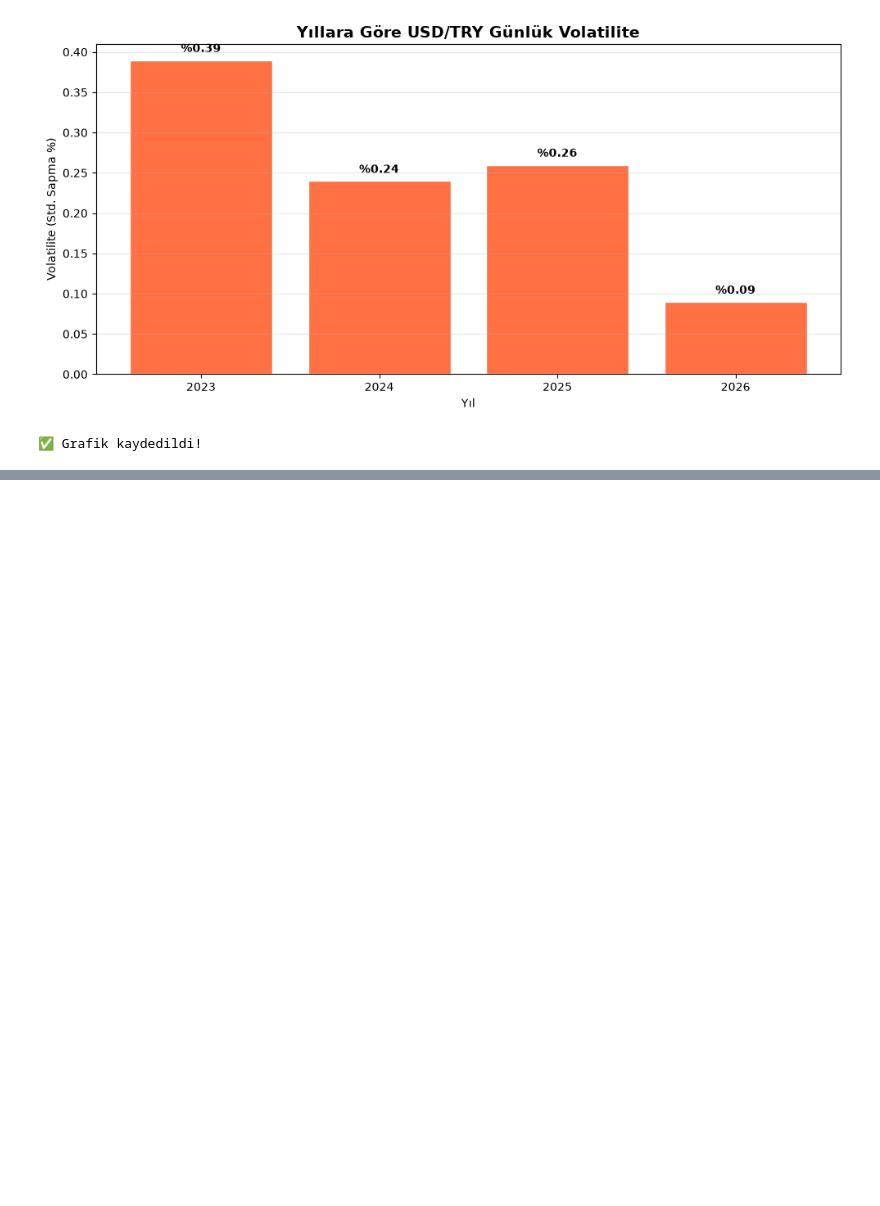
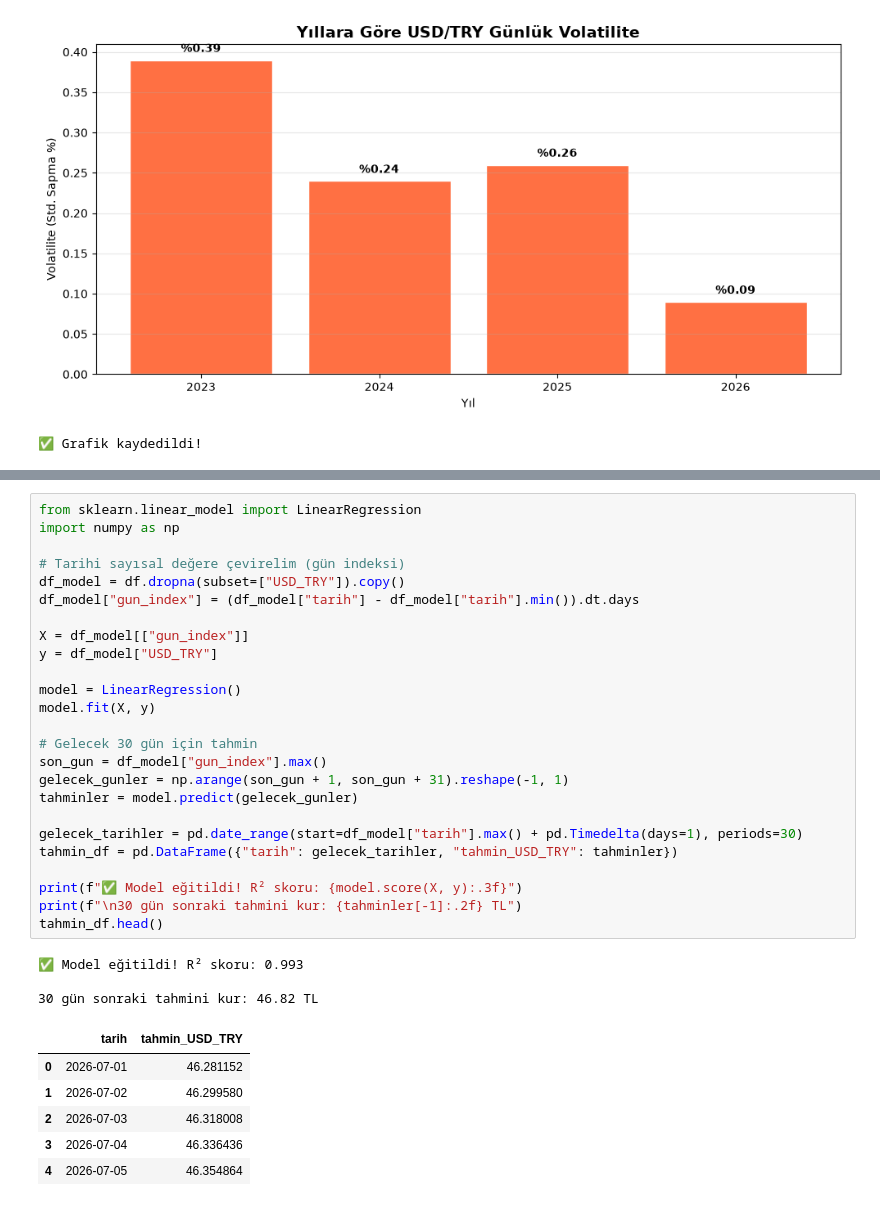
Before and after one commit to elifcakir1875/doviz-kuru-analizi, a Jupyter notebook: notebooks/01_doviz_analizi.ipynb, the cells around one changed output, grey strips where cells are left out. Drawn from its saved outputs; the diff is of its cells as text; blank space fills up the shorter version.

```diff
--- a/notebooks/01_doviz_analizi.ipynb
+++ b/notebooks/01_doviz_analizi.ipynb
@@ -162,0 +169,35 @@ yil
+# %%
+from sklearn.linear_model import LinearRegression
+import numpy as np
+
+# Tarihi sayısal değere çevirelim (gün indeksi)
+df_model = df.dropna(subset=["USD_TRY"]).copy()
+df_model["gun_index"] = (df_model["tarih"] - df_model["tarih"].min()).dt.days
+
+X = df_model[["gun_index"]]
+y = df_model["USD_TRY"]
+
+model = LinearRegression()
+model.fit(X, y)
+
+# Gelecek 30 gün için tahmin
+son_gun = df_model["gun_index"].max()
+gelecek_gunler = np.arange(son_gun + 1, son_gun + 31).reshape(-1, 1)
+tahminler = model.predict(gelecek_gunler)
+
+gelecek_tarihler = pd.date_range(start=df_model["tarih"].max() + pd.Timedelta(days=1), periods=30)
+tahmin_df = pd.DataFrame({"tarih": gelecek_tarihler, "tahmin_USD_TRY": tahminler})
+
+print(f"✅ Model eğitildi! R² skoru: {model.score(X, y):.3f}")
+print(f"\n30 gün sonraki tahmini kur: {tahminler[-1]:.2f} TL")
+tahmin_df.head()
+# %% [output]
+✅ Model eğitildi! R² skoru: 0.993
+
+30 gün sonraki tahmini kur: 46.82 TL
+|  | tarih | tahmin_USD_TRY |
+| 0 | 2026-07-01 | 46.281152 |
+| 1 | 2026-07-02 | 46.299580 |
+| 2 | 2026-07-03 | 46.318008 |
+| 3 | 2026-07-04 | 46.336436 |
+| 4 | 2026-07-05 | 46.354864 |
```
Also changed, not shown: parts of 3 cells of this notebook, 1 other file.
